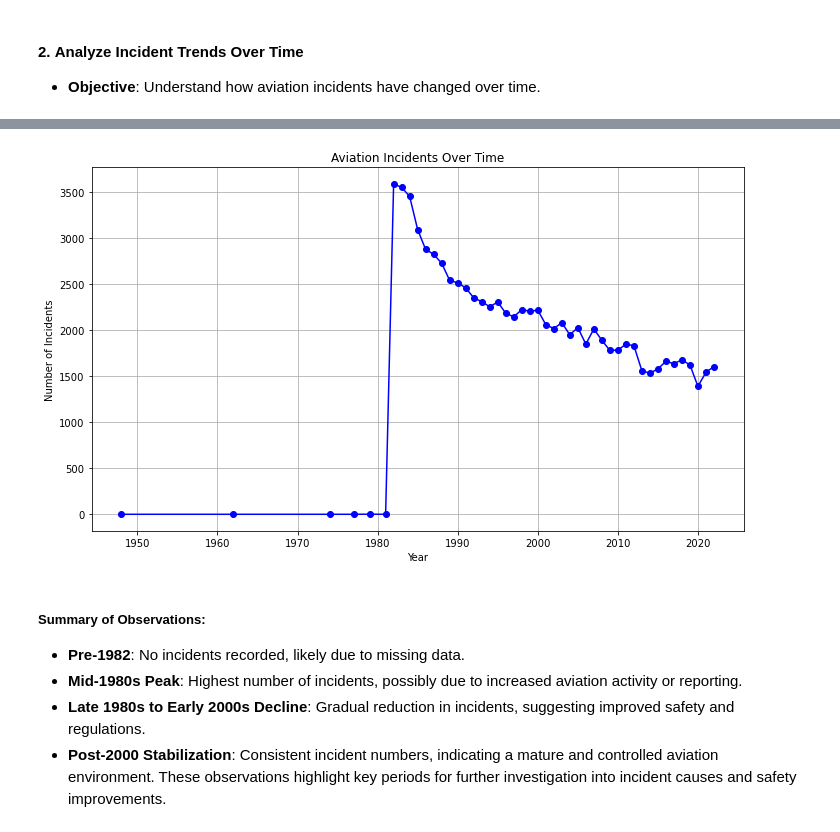
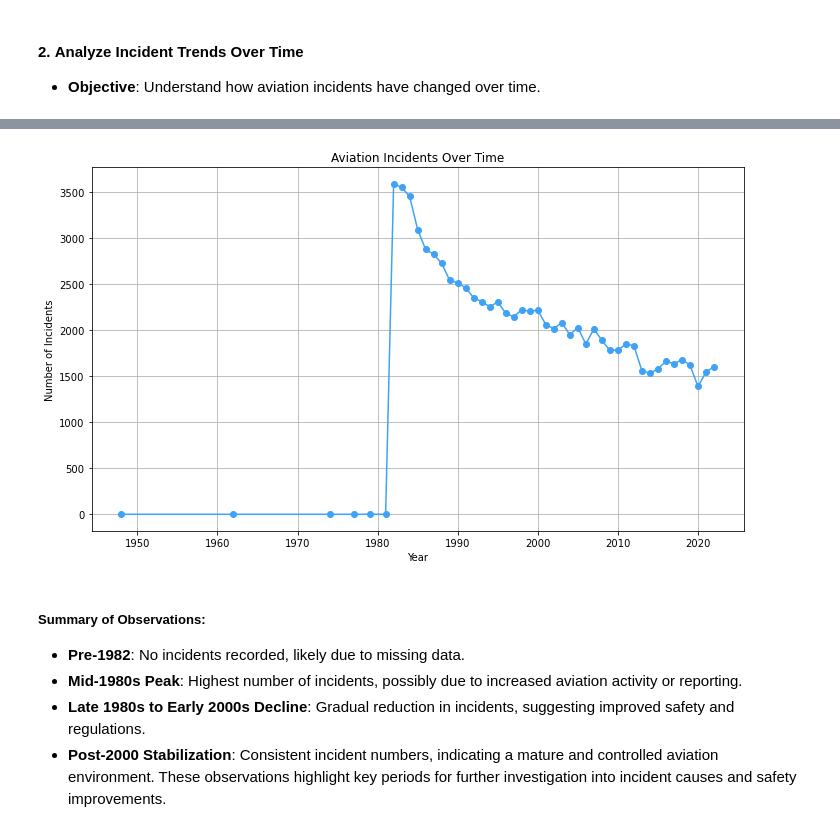
Before and after one commit to Otim135/PHASE_1-PROJECT, a Jupyter notebook: student.ipynb, the cells around one changed output, grey strips where cells are left out. Saved outputs shown, nothing was run; the diff lists cells and outputs as text; code cells hidden in the pictures.

```diff
--- a/student.ipynb
+++ b/student.ipynb
@@ -641,26 +804,15 @@ These observations highlight that while some aircraft types like **CESSNA** and
 # %%
-aviation_data = pd.read_csv('AviationData.csv', encoding='latin1')
-
-# Converting 'Event.Date' column to datetime format
-aviation_data['Event.Date'] = pd.to_datetime(aviation_data['Event.Date'], errors='coerce')
-
-# Extracting year from 'Event.Date'
-aviation_data['Year'] = aviation_data['Event.Date'].dt.year
-
-# Aggregating incidents by year
-incidents_per_year = aviation_data['Year'].value_counts().sort_index()
-
 #Plotting the time series
 plt.figure(figsize=(10, 6))
-plt.plot(incidents_per_year.index, incidents_per_year.values, marker='o', linestyle='-', color='b')
+plt.plot(incidents_per_year.index, incidents_per_year.values, marker='o', linestyle='-', color='#3FA2F6')
 plt.xlabel('Year')
 plt.ylabel('Number of Incidents')
 plt.title('Aviation Incidents Over Time')
 plt.grid(True)
 plt.tight_layout()
 plt.show()
 # %% [output]
-[figure, old version]
+[figure, new version]
 # %% [markdown]
 ##### **Summary of Observations**:
 
```
Also changed, not shown: parts of 63 cells of this notebook.
